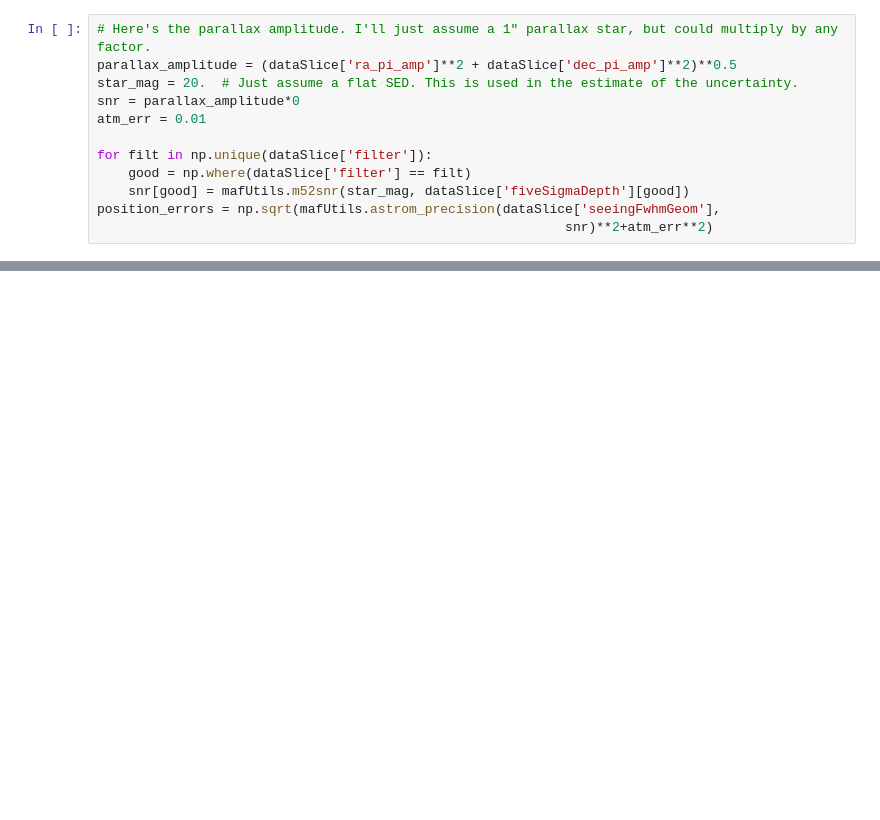
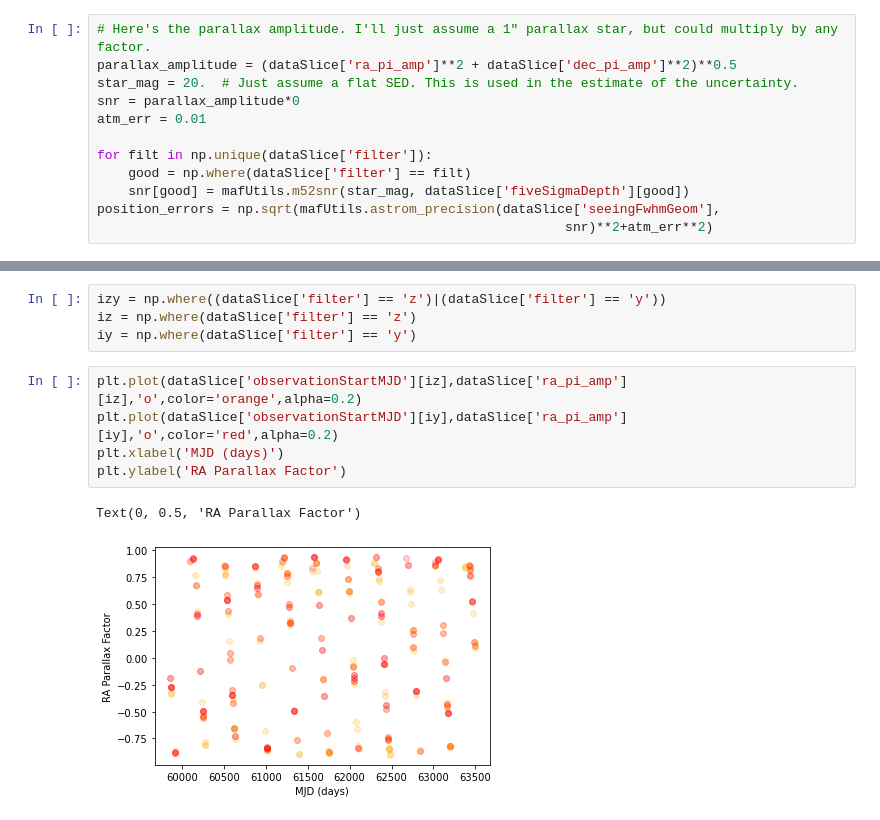
Before and after one commit to jgizis/LSST-BD-Cadence, a Jupyter notebook: parallax_plot_example.ipynb, the cells around one changed output, grey strips where cells are left out. Cells and saved outputs as stored; diff of their text form; blank space fills up the shorter version.

Commit message:
example parallax plot

```diff
--- a/parallax_plot_example.ipynb
+++ b/parallax_plot_example.ipynb
@@ -67,0 +81,12 @@ plt.ylabel('Parallax Amplitude (arcsec)')
+# %%
+izy = np.where((dataSlice['filter'] == 'z')|(dataSlice['filter'] == 'y'))
+iz = np.where(dataSlice['filter'] == 'z')
+iy = np.where(dataSlice['filter'] == 'y')
+# %%
+plt.plot(dataSlice['observationStartMJD'][iz],dataSlice['ra_pi_amp'][iz],'o',color='orange',alpha=0.2)
+plt.plot(dataSlice['observationStartMJD'][iy],dataSlice['ra_pi_amp'][iy],'o',color='red',alpha=0.2)
+plt.xlabel('MJD (days)')
+plt.ylabel('RA Parallax Factor')
+# %% [output]
+Text(0, 0.5, 'RA Parallax Factor')
+[figure, added]
```
Also changed, not shown: parts of 8 cells of this notebook, 1 other file.
